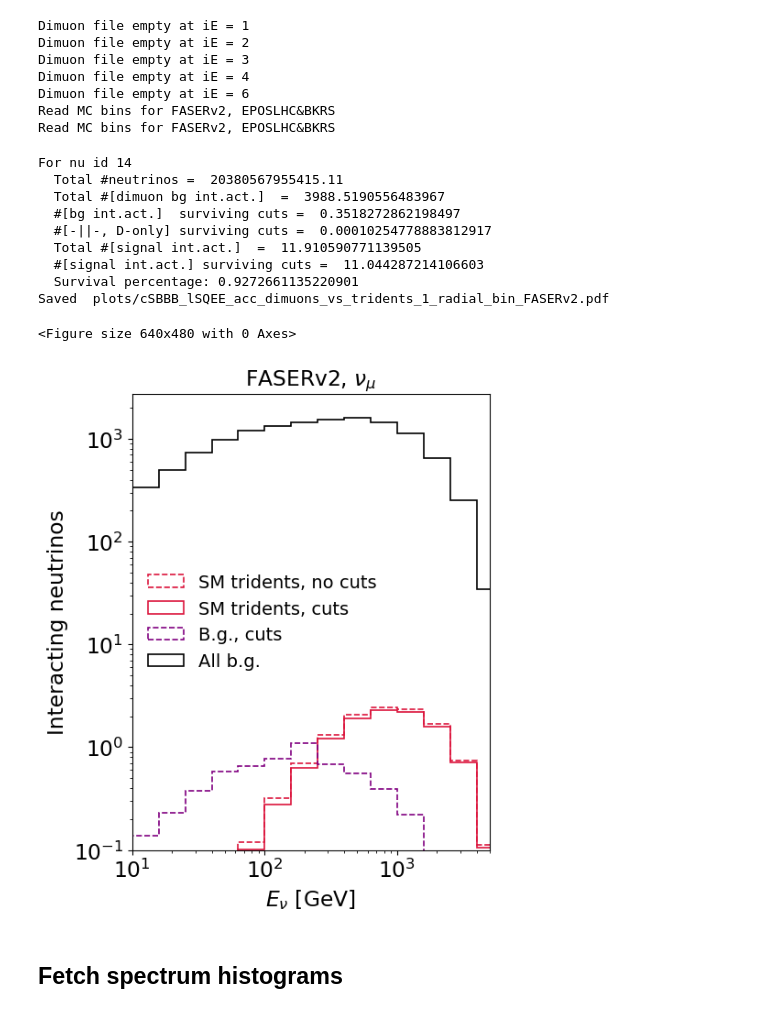
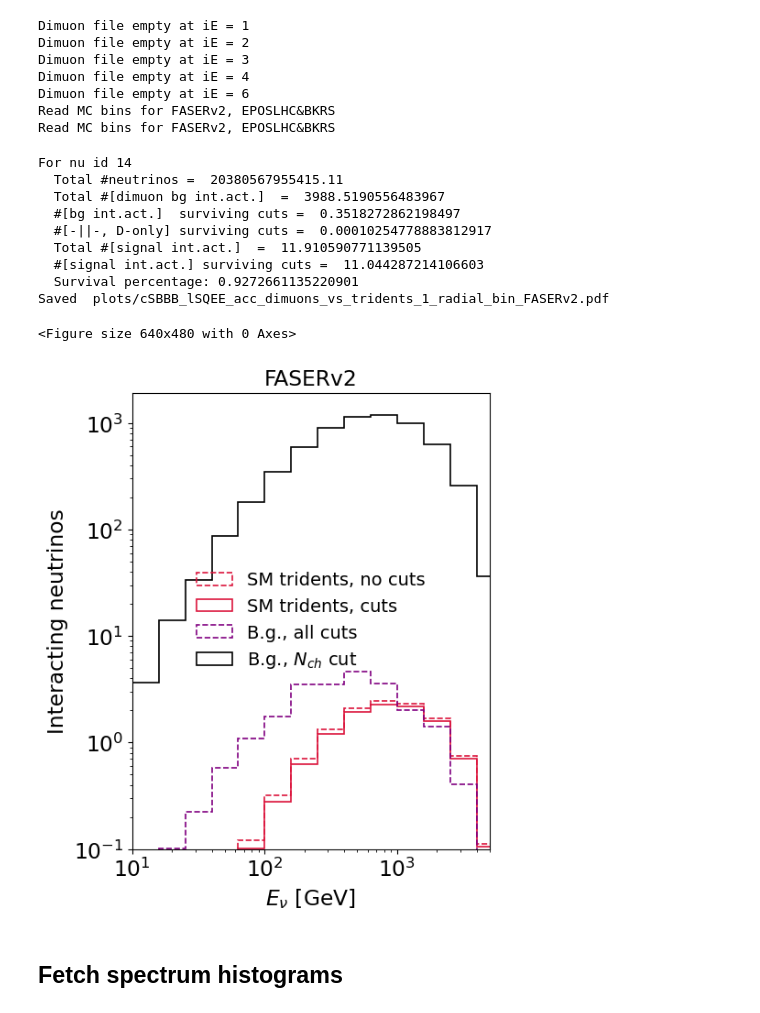
Before and after one commit to makelat/forward-nu-flux-fit, a Jupyter notebook: tridents.ipynb, the cells around one changed output. Saved outputs shown, nothing was run; the diff lists cells and outputs as text; code cells hidden in the pictures.

```diff
--- a/tridents.ipynb
+++ b/tridents.ipynb
@@ -2266,17 +2252,0 @@ Saved  plots/cSBBB_lSQEE_acc_FASERv2_EPOSLHC&BKRS_1_radial_bin_bg_cuts.pdf
-# %%
-%%time
-
-#Dictionary to store the resulting info matrices
-info1_genpairbaseline={}
-
-#Redefine lambdazeros
-lambdazeros_orig=deepcopy(lambdazeros)
-lambdazeros = genPairLambdaMatrix(genpairBL)
-
-#Find infos for the chosen baseline
-for detector in detectors:
-    info1_genpairbaseline[detector] = get_information(detector=detector,proc='dimuons',radN='_rad1',fstat=1.0)
-
-#Reset lambdazeros
-#Always do this at the end of cells w/ non-std lambdazeros, in case things are moved around
-lambdazeros=deepcopy(lambdazeros_orig)
@@ -2708,7 +2571,7 @@ Saving image plots/tridents_cut_survival_ratio.pdf
 
 Besides DIS dimuon production, there are also backgrounds from single pions decaying into muons. Here we illustrate the effect of the proposed cuts against such events, using externally-produced single-pion background histos.
 # %%
-def singlepiTableReader(filename,ebins):
+def singlepiTableReader(filename,ebins,Ecol=0,Ncol=1):
     f = open(filename, "r")
     E,N=[],[]
     lines=[]
@@ -2716,8 +2579,8 @@ def singlepiTableReader(filename,ebins):
     lines.pop(0)  #Remove header
     for l in lines:
         lsplit = l.split()
-        E.append(float(lsplit[0]))
-        N.append(float(lsplit[1]))
+        E.append(float(lsplit[Ecol]))
+        N.append(float(lsplit[Ncol]))
     f.close()
     N_rebin,E_rebin,_ = plt.hist(E,weights=N,histtype='step',bins=ebins,lw=0)
     return E_rebin,N_rebin
@@ -2798,8 +2673,8 @@ def allBgPlot():
     if max(entries1)>nmax: nmax=max(entries1)
 
     #Fetch single pion histos
-    EpiCuts,NpiCuts = singlepiTableReader('files/singlepi/singlepionBG_afterallcuts_with_coherent.txt',ebins=ebins)
-    EpiAll,NpiAll = singlepiTableReader('files/singlepi/allCCRESevents_FASERnu2.txt',ebins=ebins)
+    EpiCuts,NpiCuts = singlepiTableReader('files/singlepi/single_pion_finalcuts.txt',   ebins=ebins)
+    EpiNch, NpiNch  = singlepiTableReader('files/singlepi/single_pion_multiplicity.txt',ebins=ebins)
     plt.clf()
 
     #Setup figure
@@ -2822,11 +2697,11 @@ def allBgPlot():
 
     #SM b.g. events surviving all cuts
     axes[0,0].hist(x=ecenters, weights=np.add(np.multiply(cutWgtDimuons,entries1),NpiCuts), bins=ebins,\
-                   histtype='step', color='purple', ls='dashed', lw=1.2,label='B.g., cuts')
+                   histtype='step', color='purple', ls='dashed', lw=1.2,label='B.g., all cuts')
 
     #All SM b.g. events
-    axes[0,0].hist(x=ecenters, weights=np.add(entries1,NpiAll), bins=ebins,\
-                   histtype='step', color='black', ls='solid', lw=1.2,label='All b.g.')
+    axes[0,0].hist(x=ecenters, weights=np.add(entries1,NpiNch), bins=ebins,\
+                   histtype='step', color='black', ls='solid', lw=1.2,label=r'B.g., $N_{ch}$ cut')
 
     #Check number of events
     nnus  = baseline1['14']['n_nu'].flatten()
@@ -2837,40 +2712,41 @@ def allBgPlot():
     print('  #[bg int.act.]  surviving cuts = ',sum(np.multiply(cutWgtDimuons,nints)))
     print('  #[-||-, D-only] surviving cuts = ',sum(np.multiply(cutWgtDimuons_Donly,nints)))
     nints = np.array(baseline1['14']['n_int_tridents']).T[0]
-    print('  Total #[signal int.act.]  = ',sum(nints))  #FIXME
+    print('  Total #[signal int.act.]  = ',sum(nints))
     print('  #[signal int.act.] surviving cuts = ',sum(np.multiply(cutWgtTridents,nints)))
     print('  Survival percentage:',sum(np.multiply(cutWgtTridents,nints))/sum(nints))
 
     #Plotstyle setup
     axes[0,0].set_xlabel(r'$E_\nu$ [GeV]')
     axes[0,0].set_ylabel("Interacting neutrinos")
     axes[0,0].set_xscale("log")
     axes[0,0].set_yscale("log")
     axes[0,0].set_xlim(10,5000)
-    axes[0,0].set_ylim(1e-1,nmax*3.3)
-    axes[0,0].set_title(detector+', '+r'$\nu_\mu$')
-    matplotlib.rcParams.update({'legend.loc':'center left'})
+    axes[0,0].set_ylim(1e-1,nmax*2.3)
+    axes[0,0].set_title(detector)
+    matplotlib.rcParams.update({'legend.loc':'center'})
     axes[0,0].legend(frameon=False)
 
     #finalize figure
     if filename is not None:
         plt.savefig(filename)
         print('Saved ',filename)
     plt.show()
 
-allBgPlot()
+if useAcc:
+    allBgPlot()
 # %% [output]
 For nu id 14
   Total #neutrinos =  20380567955415.11
   Total #[dimuon bg int.act.]  =  3988.5190556483967
   #[bg int.act.]  surviving cuts =  0.3518272862198497
   #[-||-, D-only] surviving cuts =  0.00010254778883812917
   Total #[signal int.act.]  =  11.910590771139505
   #[signal int.act.] surviving cuts =  11.044287214106603
   Survival percentage: 0.9272661135220901
 Saved  plots/cSBBB_lSQEE_acc_dimuons_vs_tridents_1_radial_bin_FASERv2.pdf
 <Figure size 640x480 with 0 Axes>
-[figure, old version]
+[figure, new version]
 # %% [markdown]
 ## Fetch spectrum histograms
 # %%
```
Also changed, not shown: parts of 23 cells of this notebook, 4 other files.
